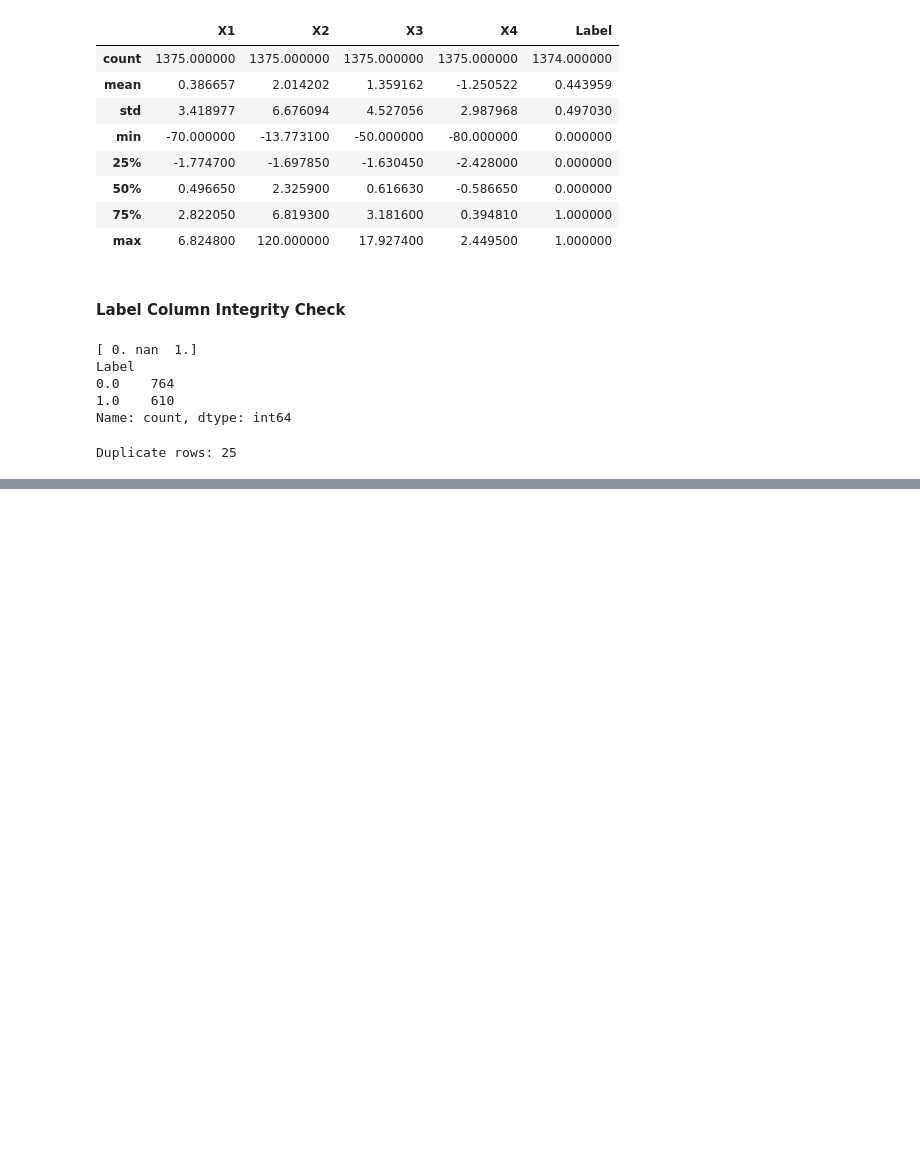
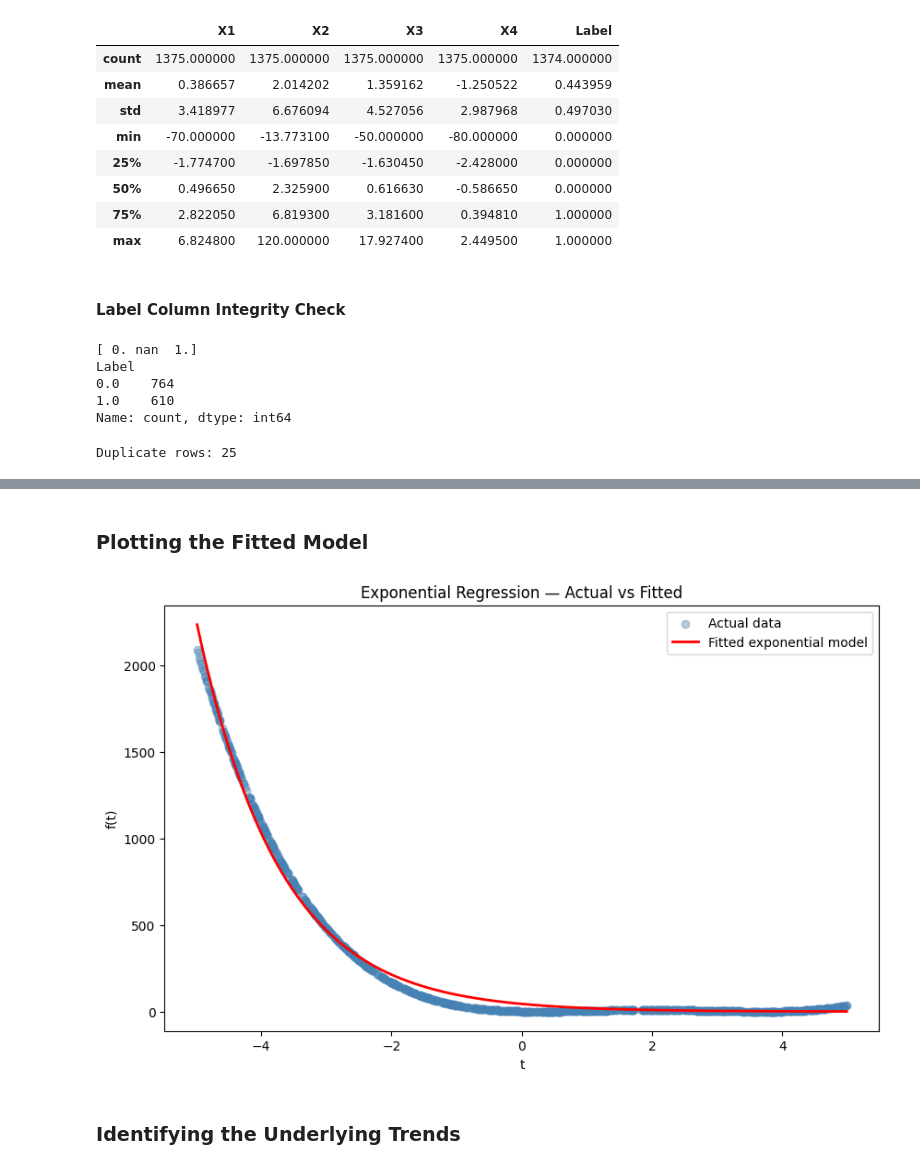
Before and after one commit to EzinneUfondu/python_new, a Jupyter notebook: ML_Python.ipynb, the cells around one changed output, grey strips where cells are left out. Saved outputs shown, nothing was run; the diff lists cells and outputs as text; code cells hidden in the pictures; blank space fills up the shorter version.

```diff
--- a/ML_Python.ipynb
+++ b/ML_Python.ipynb
@@ -73,0 +301,19 @@ Duplicate rows: 25
+# %% [markdown]
+### Plotting the Fitted Model
+# %%
+# Sort values for smooth curve
+t_sorted = np.linspace(df2['t'].min(), df2['t'].max(), 1000)
+f_fitted = exp_func(t_sorted, a, b)
+
+plt.figure(figsize=(10, 6))
+plt.scatter(df2['t'], df2['f(t)'], alpha=0.4, color='steelblue', label='Actual data')
+plt.plot(t_sorted, f_fitted, color='red', linewidth=2, label='Fitted exponential model')
+plt.xlabel('t')
+plt.ylabel('f(t)')
+plt.title('Exponential Regression — Actual vs Fitted')
+plt.legend()
+plt.show()
+# %% [output]
+[figure, added]
+# %% [markdown]
+### Identifying the Underlying Trends
```
Also changed, not shown: parts of 29 cells of this notebook.
